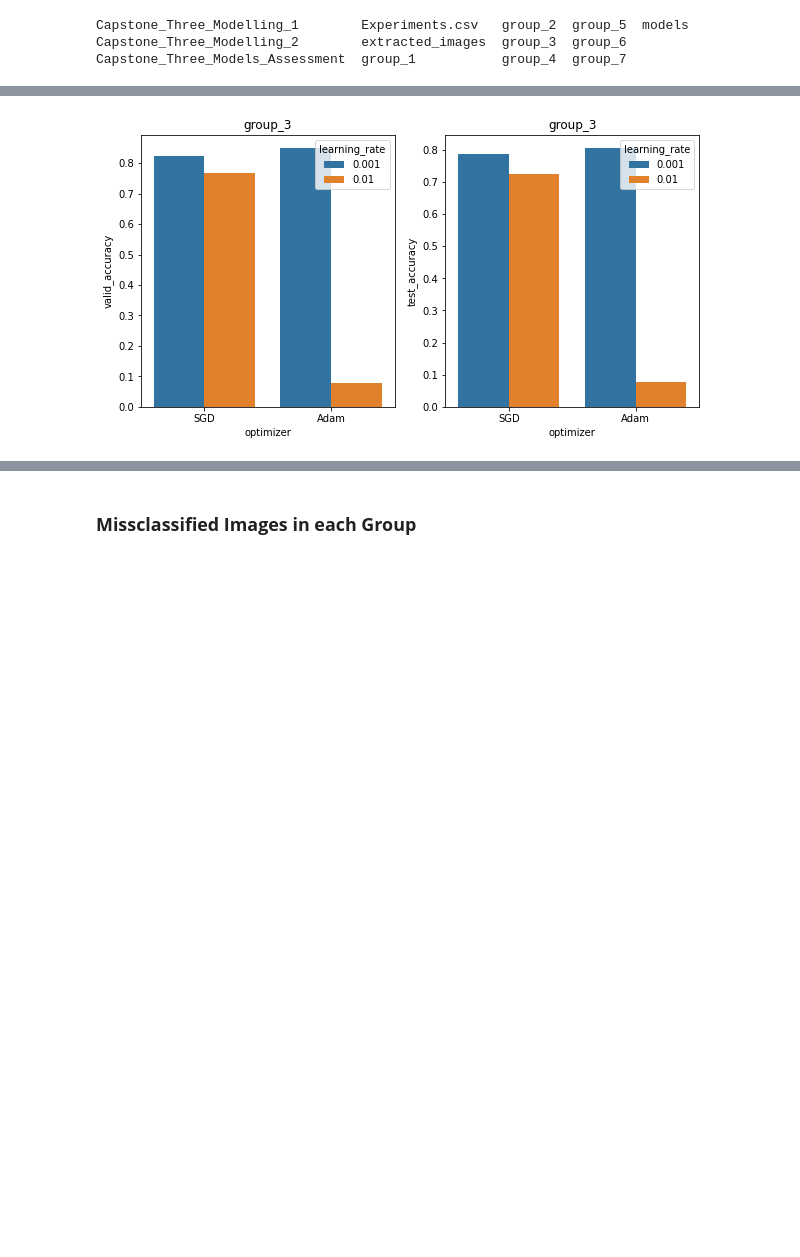
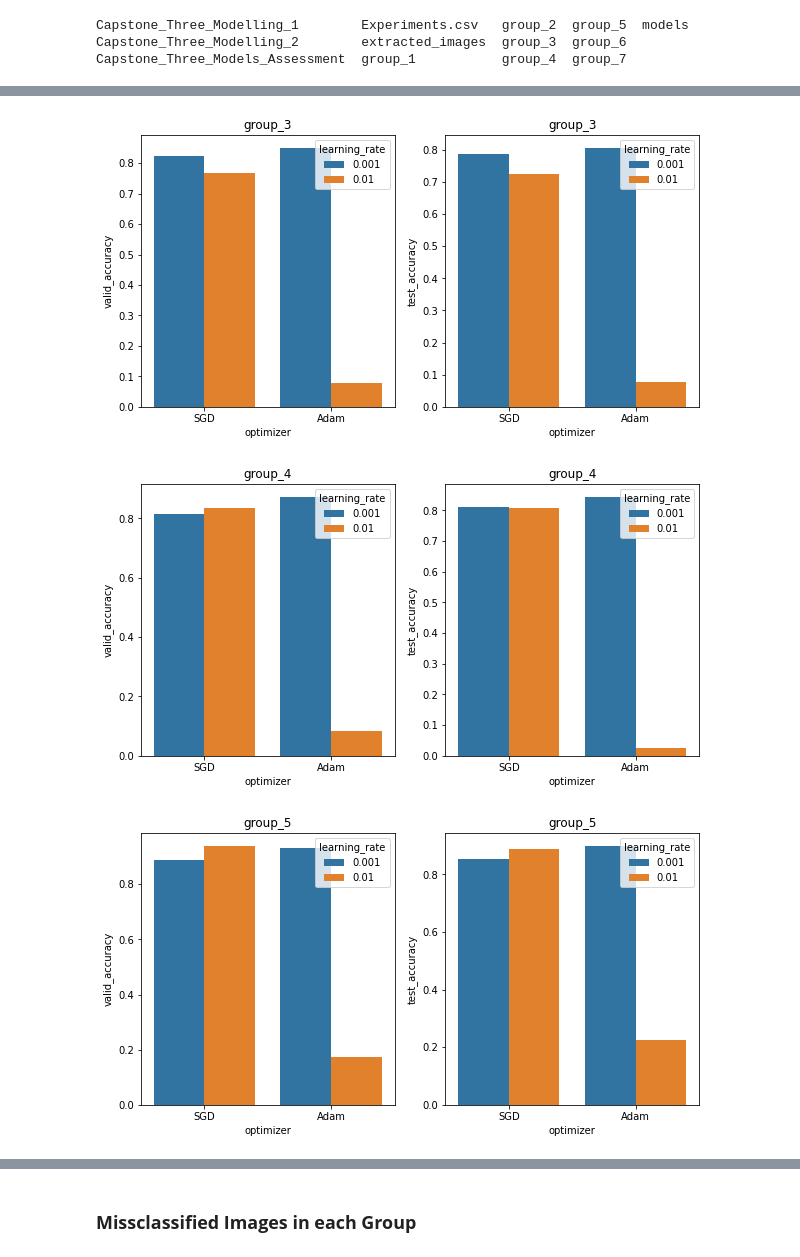
Before and after one commit to pgupta88/Springboard, a Jupyter notebook: Capstone_Three/Modeling/Capstone_Three_Models_Assessment.ipynb, the cells around one changed output, grey strips where cells are left out. Drawn from its saved outputs; the diff is of its cells as text; code cells hidden in the pictures; blank space fills up the shorter version.

```diff
--- a/Capstone_Three/Modeling/Capstone_Three_Models_Assessment.ipynb
+++ b/Capstone_Three/Modeling/Capstone_Three_Models_Assessment.ipynb
@@ -47,18 +65,20 @@ Best Model for group_3 is: arch_3_model_3_Adam_0.001 with validation accuracy as
 # %%
 # Lets see how the optimizers and learning rate affect the validation and test accuracy for the best model
-for group in ['group_1', 'group_2', 'group_3']:
+for group in df['group'].unique():
   id = best_model_id[group]
   arch = df.loc[id]['architecture']
   modelnum = df.loc[id]['model_num']
   plt.subplots(figsize=(10,5))
   plt.subplot(1,2,1)
   sns.barplot(x='optimizer', y='valid_accuracy', hue='learning_rate', data=df[(df['architecture']==arch)&(df['model_num']==modelnum)&(df['group']==group)])
   plt.title(group)
   plt.subplot(1,2,2)
   sns.barplot(x='optimizer', y='test_accuracy', hue='learning_rate', data=df[(df['architecture']==arch)&(df['model_num']==modelnum)&(df['group']==group)])
   plt.title(group)
   plt.show()
 # %% [output]
 [figure]
 [figure]
 [figure]
+[figure, added]
+[figure, added]
```
Also changed, not shown: parts of 8 cells of this notebook, 1 other file.
